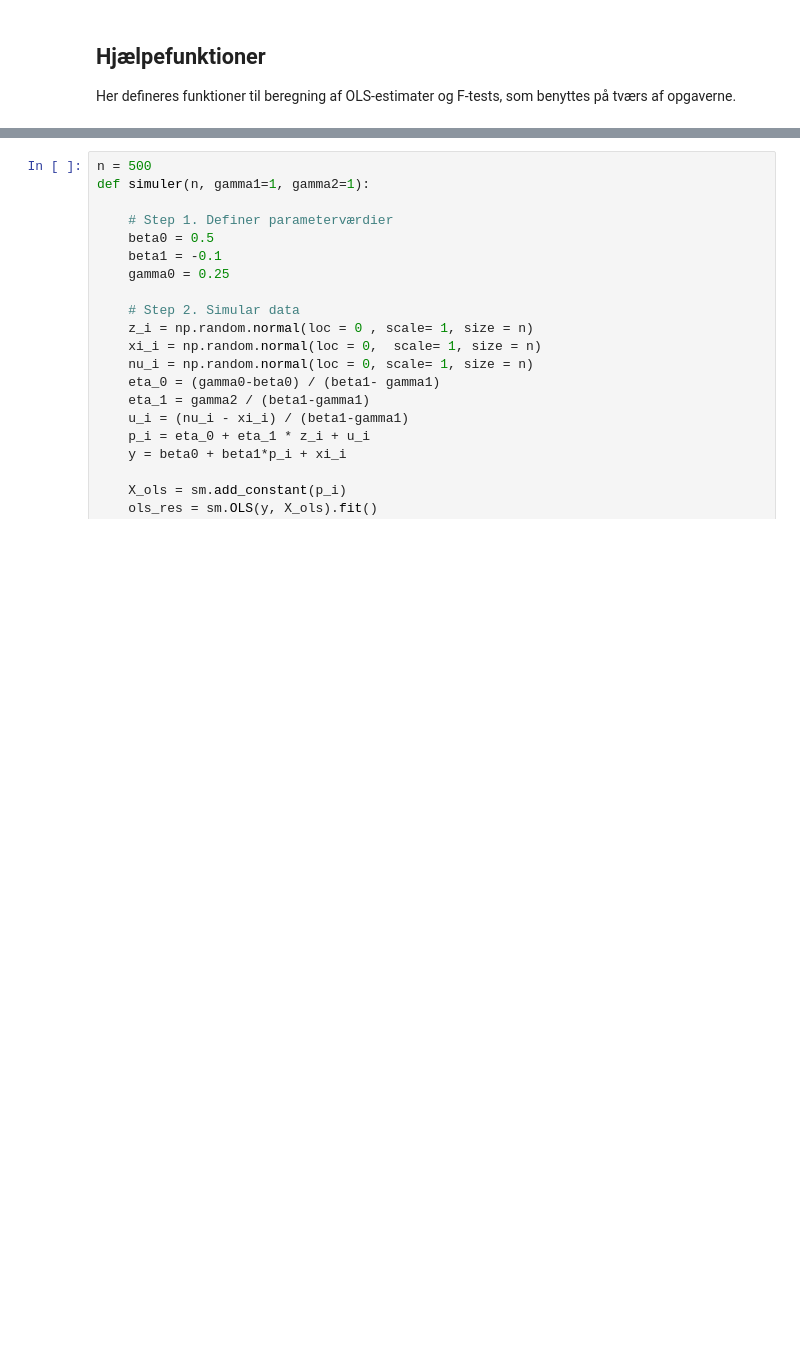
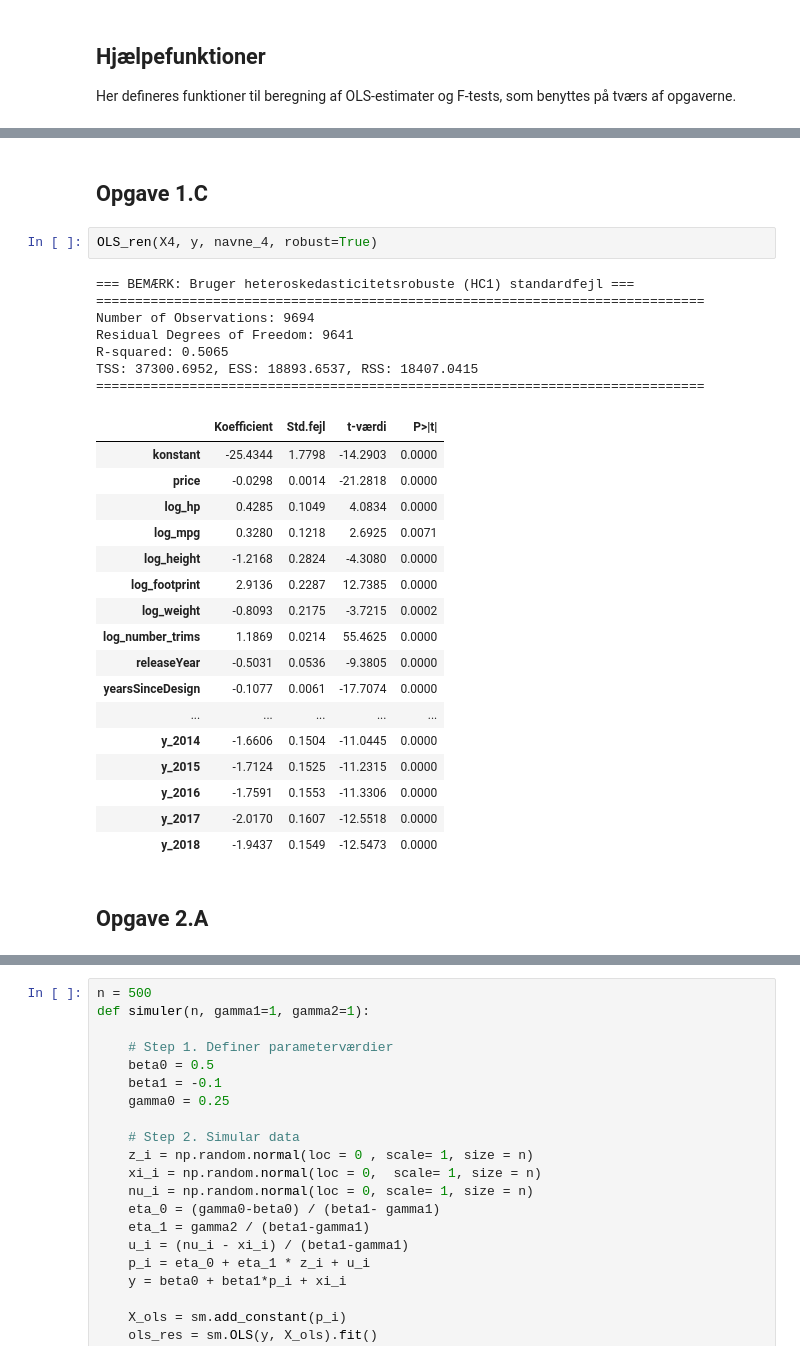
Before and after one commit to Seibouu/EconometricsA, a Jupyter notebook: 3_assignments/A3/Opgave/A3.ipynb, the cells around one changed output, grey strips where cells are left out. Saved outputs shown, nothing was run; the diff lists cells and outputs as text; blank space fills up the shorter version.

```diff
--- a/3_assignments/A3/Opgave/A3.ipynb
+++ b/3_assignments/A3/Opgave/A3.ipynb
@@ -65,0 +275,31 @@ def F_test(SSR_r, SSR_ur, q, nk1):
+# %% [markdown]
+## Opgave 1.C
+# %%
+OLS_ren(X4, y, navne_4, robust=True)
+# %% [output]
+=== BEMÆRK: Bruger heteroskedasticitetsrobuste (HC1) standardfejl ===
+==============================================================================
+Number of Observations: 9694
+Residual Degrees of Freedom: 9641
+R-squared: 0.5065
+TSS: 37300.6952, ESS: 18893.6537, RSS: 18407.0415
+==============================================================================
+|  | Koefficient | Std.fejl | t-værdi | P>|t| |
+| konstant | -25.4344 | 1.7798 | -14.2903 | 0.0000 |
+| price | -0.0298 | 0.0014 | -21.2818 | 0.0000 |
+| log_hp | 0.4285 | 0.1049 | 4.0834 | 0.0000 |
+| log_mpg | 0.3280 | 0.1218 | 2.6925 | 0.0071 |
+| log_height | -1.2168 | 0.2824 | -4.3080 | 0.0000 |
+| log_footprint | 2.9136 | 0.2287 | 12.7385 | 0.0000 |
+| log_weight | -0.8093 | 0.2175 | -3.7215 | 0.0002 |
+| log_number_trims | 1.1869 | 0.0214 | 55.4625 | 0.0000 |
+| releaseYear | -0.5031 | 0.0536 | -9.3805 | 0.0000 |
+| yearsSinceDesign | -0.1077 | 0.0061 | -17.7074 | 0.0000 |
+| ... | ... | ... | ... | ... |
+| y_2014 | -1.6606 | 0.1504 | -11.0445 | 0.0000 |
+| y_2015 | -1.7124 | 0.1525 | -11.2315 | 0.0000 |
+| y_2016 | -1.7591 | 0.1553 | -11.3306 | 0.0000 |
+| y_2017 | -2.0170 | 0.1607 | -12.5518 | 0.0000 |
+| y_2018 | -1.9437 | 0.1549 | -12.5473 | 0.0000 |
+# %% [markdown]
+## Opgave 2.A
```
Also changed, not shown: parts of 10 cells of this notebook, 2 other files.
